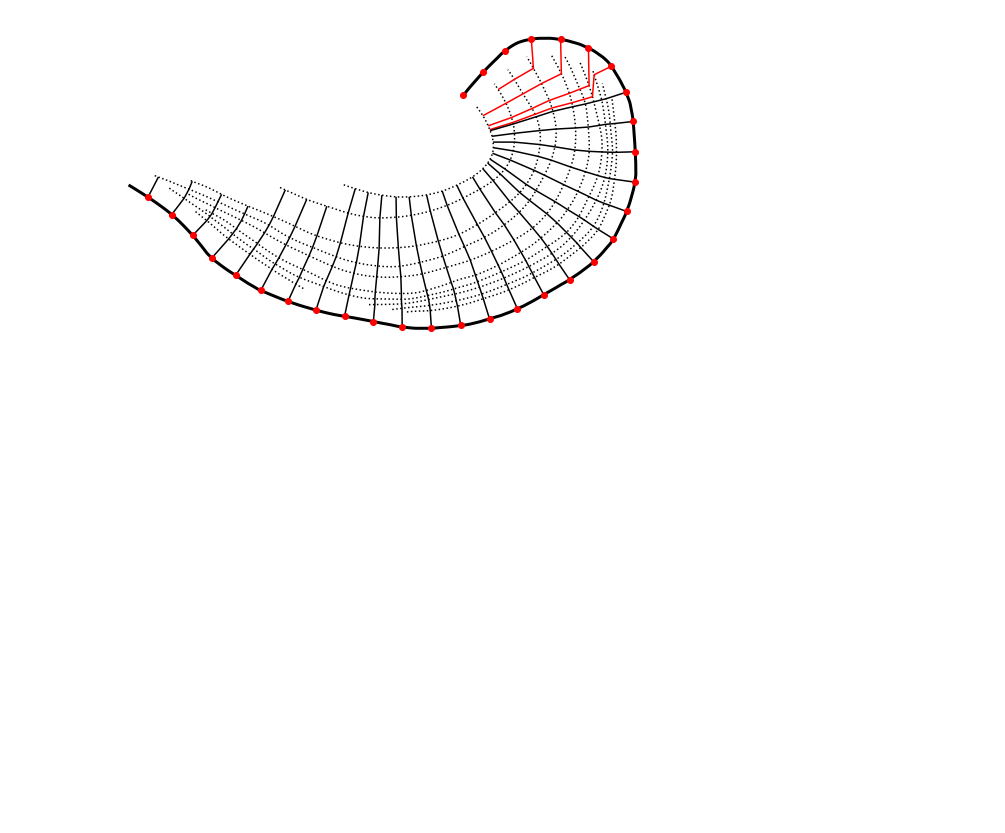
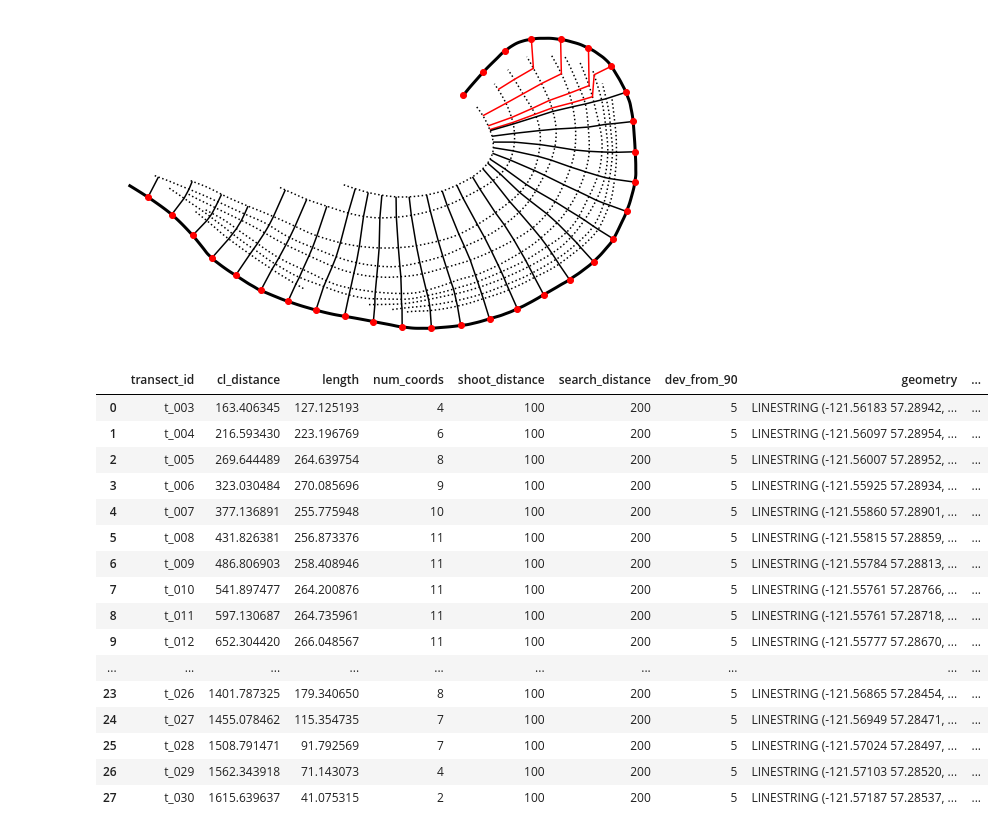
Before and after one commit to tamu-edu/scrollstats, a Jupyter notebook: TransectingDevelopment.ipynb, the cells around one changed output. Cells and saved outputs as stored; diff of their text form; code cells hidden in the pictures; blank space fills up the shorter version.

```diff
--- a/TransectingDevelopment.ipynb
+++ b/TransectingDevelopment.ipynb
@@ -87,3 +87,25 @@ ax.scatter(starts[:, 0], starts[:,1], color="r", zorder=2, label="starts")
 ax.set_axis_off()
 # %% [output]
 [figure]
+# %%
+transects["bend_id"] = "BEA_002"
+transects = transects.reset_index().to_crs(GLOBAL_GEOG_CRS)
+transects
+# %% [output]
+|  | transect_id | cl_distance | length | num_coords | shoot_distance | search_distance | dev_from_90 | geometry | ... |
+| 0 | t_003 | 163.406345 | 127.125193 | 4 | 100 | 200 | 5 | LINESTRING (-121.56183 57.28942, ... | ... |
+| 1 | t_004 | 216.593430 | 223.196769 | 6 | 100 | 200 | 5 | LINESTRING (-121.56097 57.28954, ... | ... |
+| 2 | t_005 | 269.644489 | 264.639754 | 8 | 100 | 200 | 5 | LINESTRING (-121.56007 57.28952, ... | ... |
+| 3 | t_006 | 323.030484 | 270.085696 | 9 | 100 | 200 | 5 | LINESTRING (-121.55925 57.28934, ... | ... |
+| 4 | t_007 | 377.136891 | 255.775948 | 10 | 100 | 200 | 5 | LINESTRING (-121.55860 57.28901, ... | ... |
+| 5 | t_008 | 431.826381 | 256.873376 | 11 | 100 | 200 | 5 | LINESTRING (-121.55815 57.28859, ... | ... |
+| 6 | t_009 | 486.806903 | 258.408946 | 11 | 100 | 200 | 5 | LINESTRING (-121.55784 57.28813, ... | ... |
+| 7 | t_010 | 541.897477 | 264.200876 | 11 | 100 | 200 | 5 | LINESTRING (-121.55761 57.28766, ... | ... |
+| 8 | t_011 | 597.130687 | 264.735961 | 11 | 100 | 200 | 5 | LINESTRING (-121.55761 57.28718, ... | ... |
+| 9 | t_012 | 652.304420 | 266.048567 | 11 | 100 | 200 | 5 | LINESTRING (-121.55777 57.28670, ... | ... |
+| ... | ... | ... | ... | ... | ... | ... | ... | ... | ... |
+| 23 | t_026 | 1401.787325 | 179.340650 | 8 | 100 | 200 | 5 | LINESTRING (-121.56865 57.28454, ... | ... |
+| 24 | t_027 | 1455.078462 | 115.354735 | 7 | 100 | 200 | 5 | LINESTRING (-121.56949 57.28471, ... | ... |
+| 25 | t_028 | 1508.791471 | 91.792569 | 7 | 100 | 200 | 5 | LINESTRING (-121.57024 57.28497, ... | ... |
+| 26 | t_029 | 1562.343918 | 71.143073 | 4 | 100 | 200 | 5 | LINESTRING (-121.57103 57.28520, ... | ... |
+| 27 | t_030 | 1615.639637 | 41.075315 | 2 | 100 | 200 | 5 | LINESTRING (-121.57187 57.28537, ... | ... |
```
Also changed, not shown: parts of 1 cell of this notebook.
